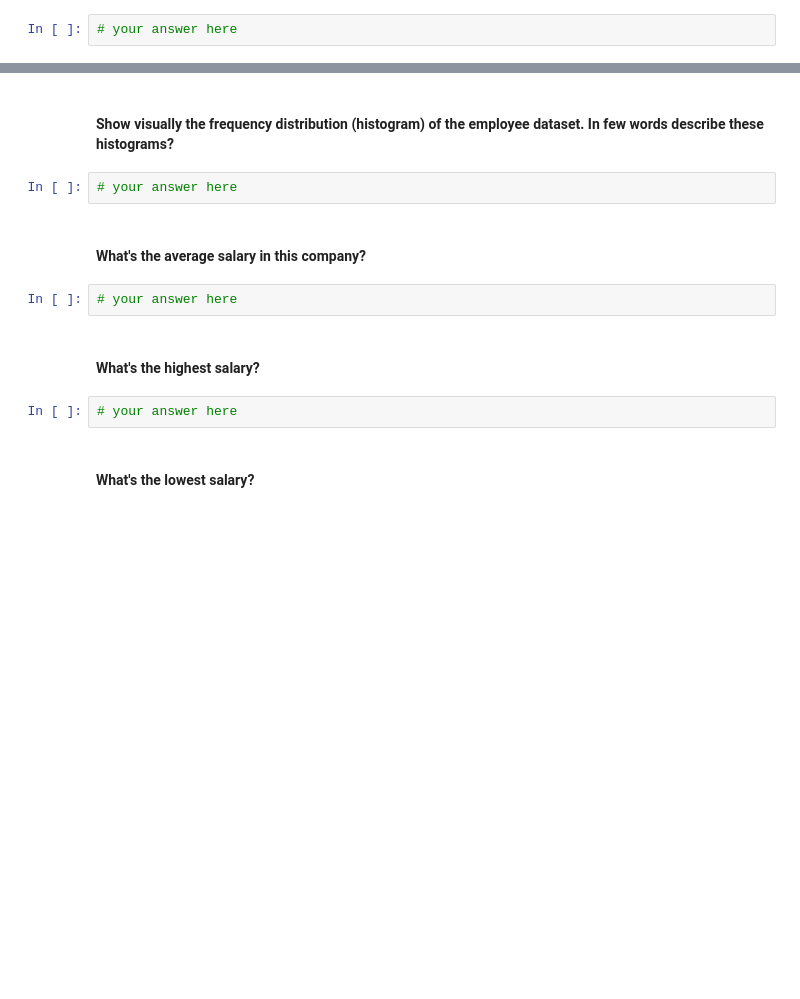
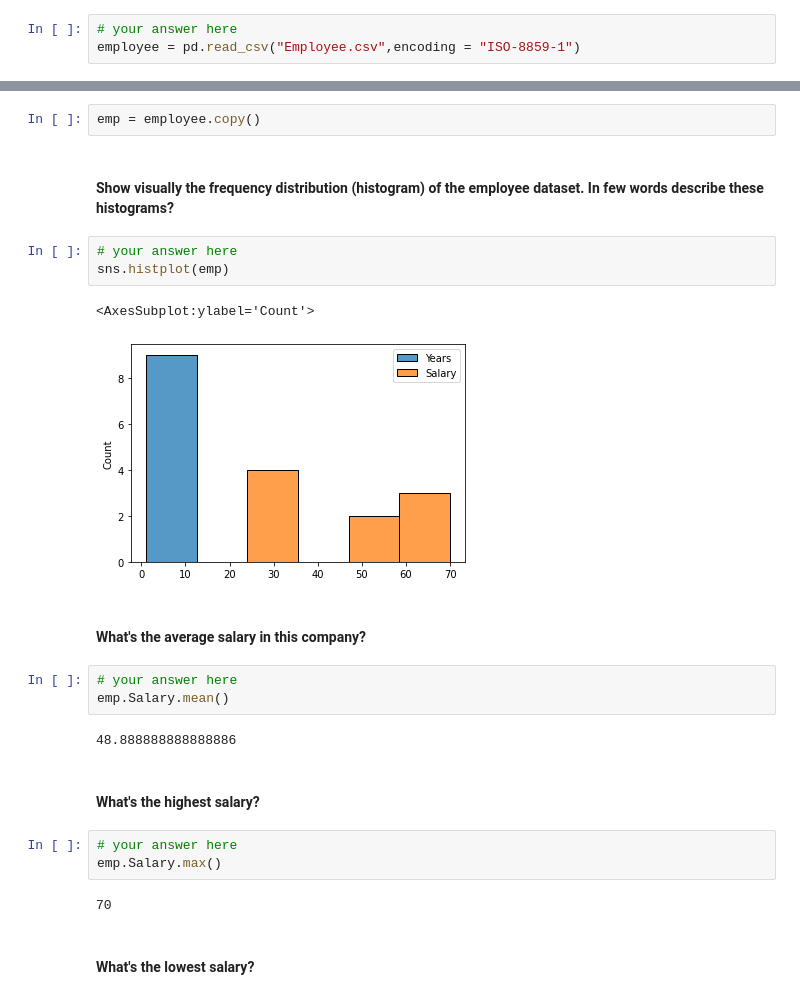
Before and after one commit to Ironhack-Data-Madrid-Marzo-2021/lab-subsetting-and-descriptive-stats, a Jupyter notebook: your-code/main.ipynb, the cells around one changed output, grey strips where cells are left out. Saved outputs shown, nothing was run; the diff lists cells and outputs as text; blank space fills up the shorter version.

```diff
--- a/your-code/main.ipynb
+++ b/your-code/main.ipynb
@@ -112,6 +148,7 @@ The data is valid for analysis, it does not contain null values, and the current
 #### Load the `employee.csv` file into a DataFrame. Call the dataframe `employee`
 # %%
 # your answer here
+employee = pd.read_csv("Employee.csv",encoding = "ISO-8859-1")
 # %% [markdown]
 #### Explore the data types of the Temp dataframe. Comment your results
 # %%
@@ -119,15 +184,27 @@ The data is valid for analysis, it does not contain null values, and the current
+# %%
+emp = employee.copy()
 # %% [markdown]
 #### Show visually the frequency distribution (histogram) of the employee dataset. In few words describe these histograms?
 # %%
 # your answer here
+sns.histplot(emp)
+# %% [output]
+<AxesSubplot:ylabel='Count'>
+[figure, added]
 # %% [markdown]
 #### What's the average salary in this company?
 # %%
 # your answer here
+emp.Salary.mean()
+# %% [output]
+48.888888888888886
 # %% [markdown]
 #### What's the highest salary?
 # %%
 # your answer here
+emp.Salary.max()
+# %% [output]
+70
 # %% [markdown]
 #### What's the lowest salary?
 # %%
```
Also changed, not shown: parts of 26 cells of this notebook.
